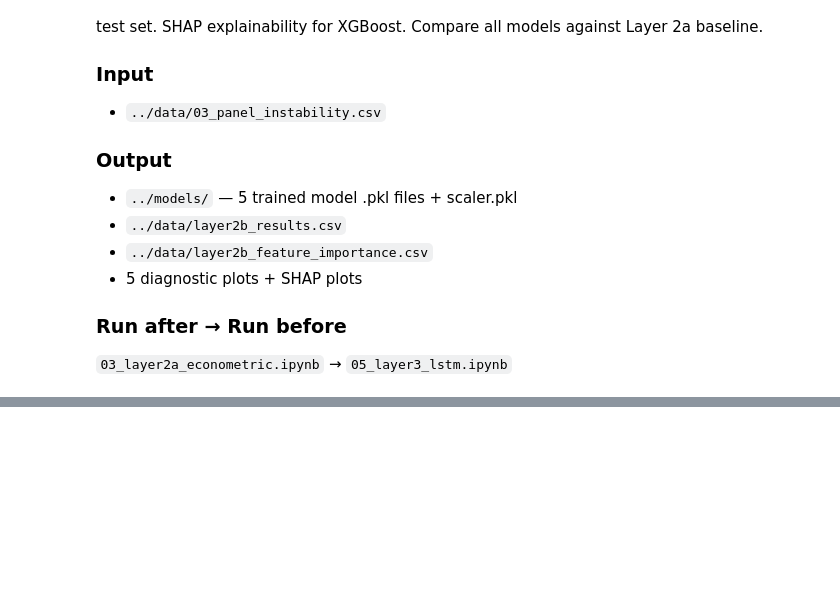
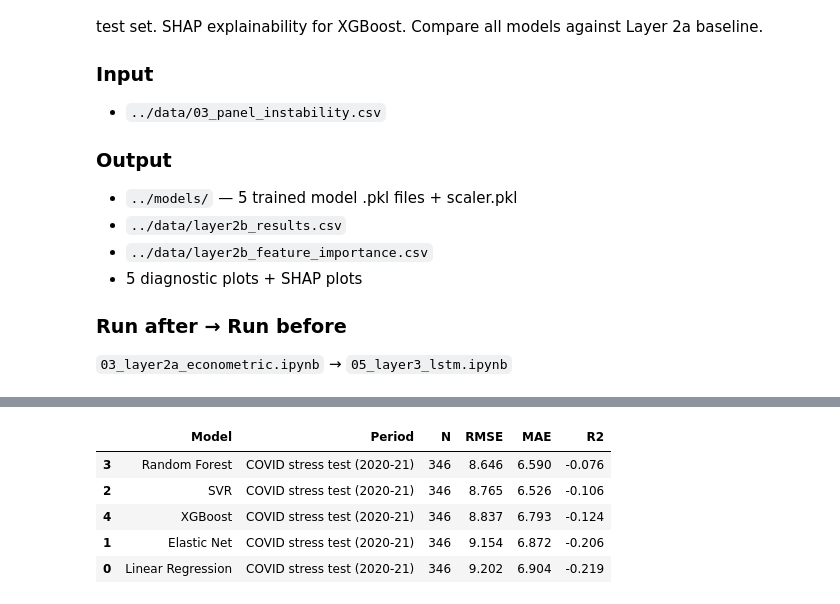
Before and after one commit to debottamc2002/Final_Project, a Jupyter notebook: major_project/04_layer2b_ml_models.ipynb, the cells around one changed output, grey strips where cells are left out. Saved outputs shown, nothing was run; the diff lists cells and outputs as text; code cells hidden in the pictures; blank space fills up the shorter version.

```diff
--- a/major_project/04_layer2b_ml_models.ipynb
+++ b/major_project/04_layer2b_ml_models.ipynb
@@ -381,0 +377,13 @@ Forecast rows: 513
+# %%
+projection_df = projection[["COUNTRY", "YEAR"]].reset_index(drop=True)
+
+for name, pipeline in trained.items():
+    projection_df[f"{name}_Forecast"] = pipeline.predict(X_projection)
+
+projection_df.to_csv(
+    "data/layer2b_forecasts_2024_2026.csv",
+    index=False,
+)
+
+print("Saved: data/layer2b_forecasts_2024_2026.csv")
+print(projection_df.head())
@@ -382 +472,38 @@ Forecast rows: 513
+# %%
+covid_test = df_model[
+    df_model["YEAR"].isin([2020, 2021])
+].copy()
+
+X_covid = covid_test[feature_cols].to_numpy()
+y_covid = covid_test["GDP_Growth"].to_numpy()
+
+covid_rows = []
+
+for name, pipeline in trained.items():
+    pred = pipeline.predict(X_covid)
+
+    covid_rows.append({
+        "Model": name,
+        "Period": "COVID stress test (2020-21)",
+        "N": len(y_covid),
+        "RMSE": round(np.sqrt(mean_squared_error(y_covid, pred)), 3),
+        "MAE": round(mean_absolute_error(y_covid, pred), 3),
+        "R2": round(r2_score(y_covid, pred), 3),
+    })
+
+covid_results_df = pd.DataFrame(covid_rows)
+
+covid_results_df.to_csv(
+    "data/covid_stress_test_results.csv",
+    index=False,
+)
+
+display(covid_results_df.sort_values("RMSE"))
+# %% [output]
+|  | Model | Period | N | RMSE | MAE | R2 |
+| 3 | Random Forest | COVID stress test (2020-21) | 346 | 8.646 | 6.590 | -0.076 |
+| 2 | SVR | COVID stress test (2020-21) | 346 | 8.765 | 6.526 | -0.106 |
+| 4 | XGBoost | COVID stress test (2020-21) | 346 | 8.837 | 6.793 | -0.124 |
+| 1 | Elastic Net | COVID stress test (2020-21) | 346 | 9.154 | 6.872 | -0.206 |
+| 0 | Linear Regression | COVID stress test (2020-21) | 346 | 9.202 | 6.904 | -0.219 |
 # %%
```
Also changed, not shown: parts of 18 cells of this notebook, 9 other files.
